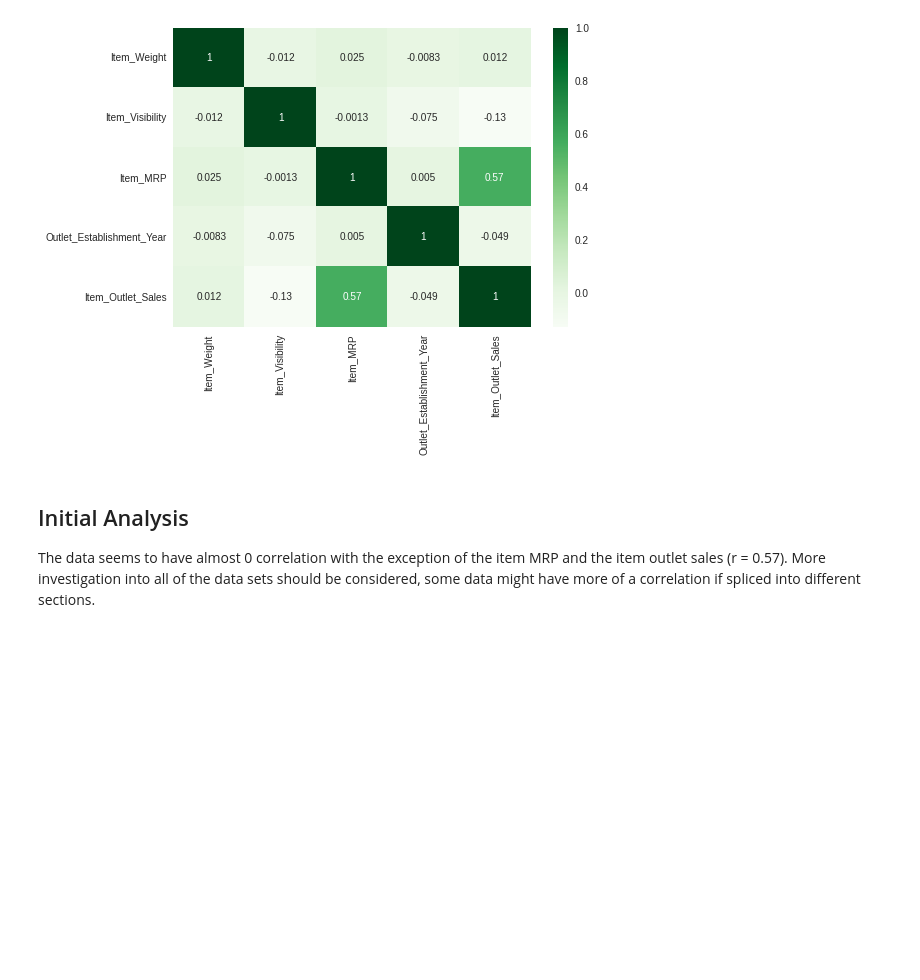
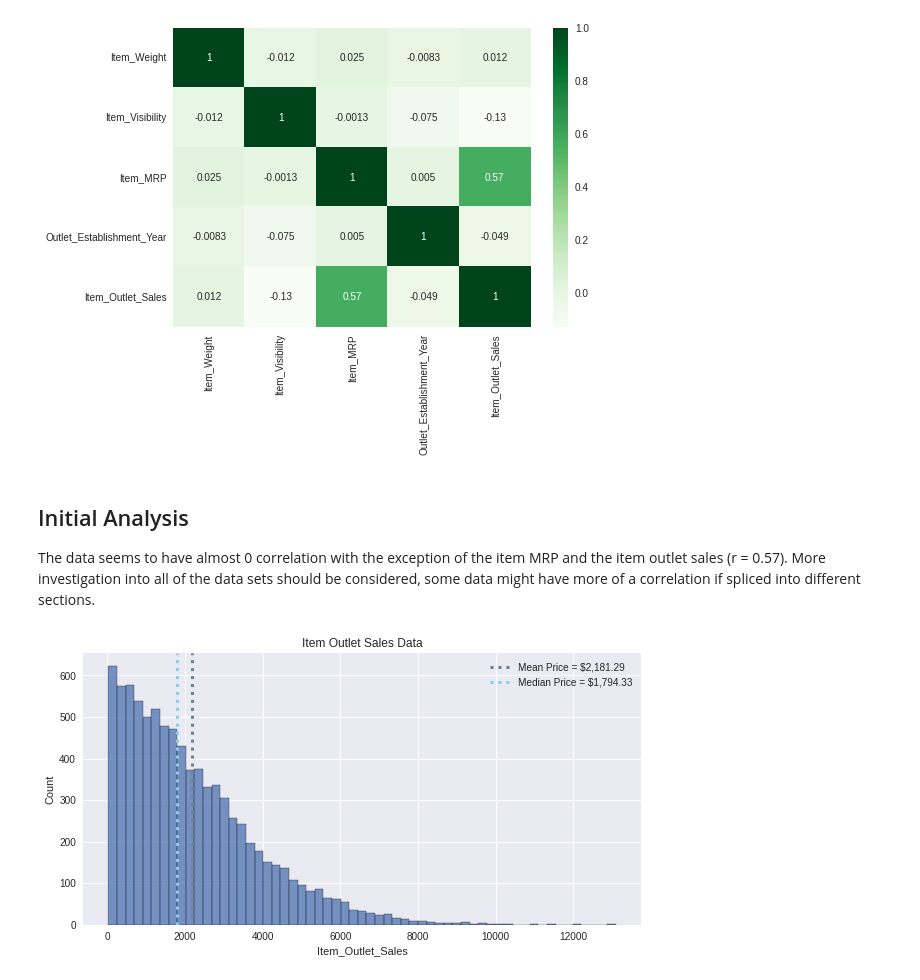
Before and after one commit to onedayzero/food-sales-predictions, a Jupyter notebook: food_sales_predictions.ipynb, the cells around one changed output. Drawn from its saved outputs; the diff is of its cells as text; code cells hidden in the pictures; blank space fills up the shorter version.

```diff
--- a/food_sales_predictions.ipynb
+++ b/food_sales_predictions.ipynb
@@ -33,0 +16,5 @@ df.head()
+# %%
+# Get csv data from link for assignment
+filename= ('https://docs.google.com/spreadsheets/d/e/2PACX-1vQ9hM0TmmxdZ3whTnYlhnTpQR0bVvUFganKildu6gE-u4P5hMtFyr0VXkgZ6b8IfBvC148lRAvmgAXU/pub?output=csv')
+df = pd.read_csv(filename)
+df.head()
@@ -504,3 +498,28 @@ sns.heatmap(corr, cmap = 'Greens', annot = True);
 ## Initial Analysis
 
 The data seems to have almost 0 correlation with the exception of the item MRP and the item outlet sales (r = 0.57). More investigation into all of the data sets should be considered, some data might have more of a correlation if spliced into different sections.
+# %%
+## functionize the above plot and call it plot_dist
+def plot_dist(data, x='Item_Outlet_Sales', figsize=(10,5)):
+  ## Make a larger fig/ax before plotting
+  fig, ax = plt.subplots(figsize=figsize)
+
+  ## Plot histogram
+  sns.histplot(data=df, x=x, ax=ax)
+  ax.set(title='Item Outlet Sales Data');
+
+  ## Annotate mean and median
+  mean_price = df[x].mean()
+  ax.axvline(mean_price, color='slategray', ls=':', lw=3,
+            label=f'Mean Price = ${mean_price:,.2f}');
+
+  med_price = df[x].median()
+  ax.axvline(med_price, color='skyblue', ls=':', lw=3,
+            label=f'Median Price = ${med_price:,.2f}');
+
+  ax.legend();
+  return fig, ax
+# %%
+fig, ax = plot_dist(df)
+# %% [output]
+[figure, added]
```
Also changed, not shown: parts of 13 cells of this notebook.
